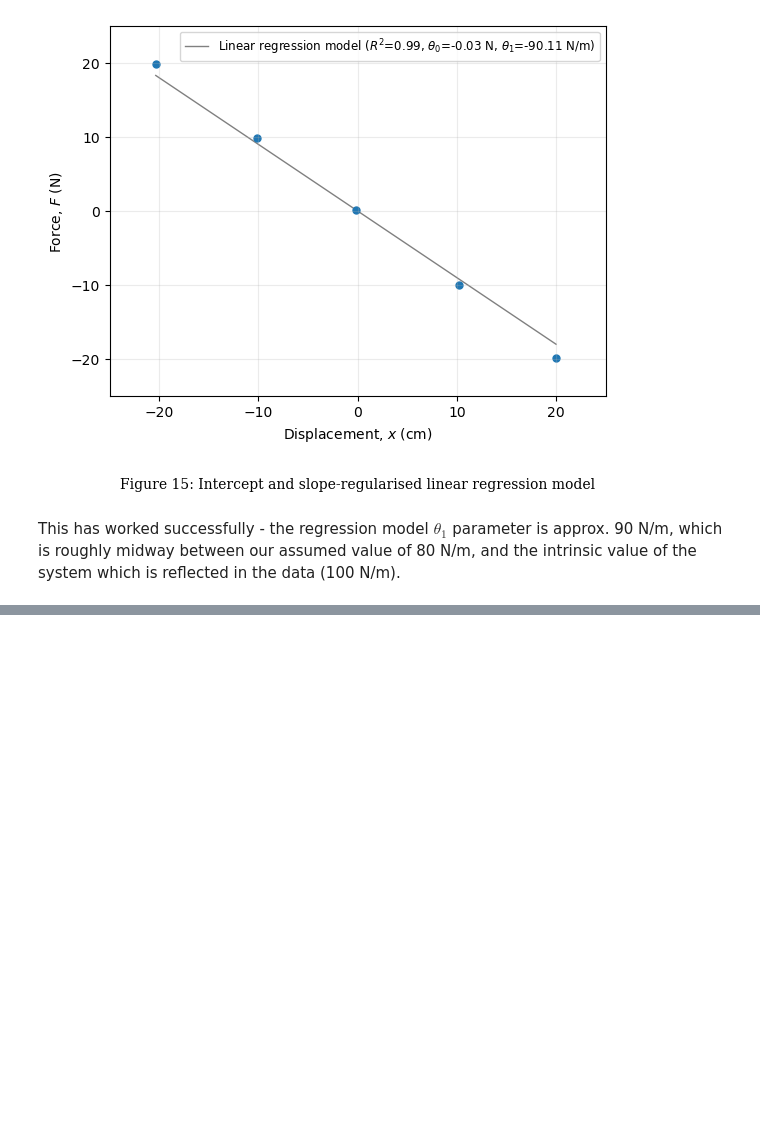
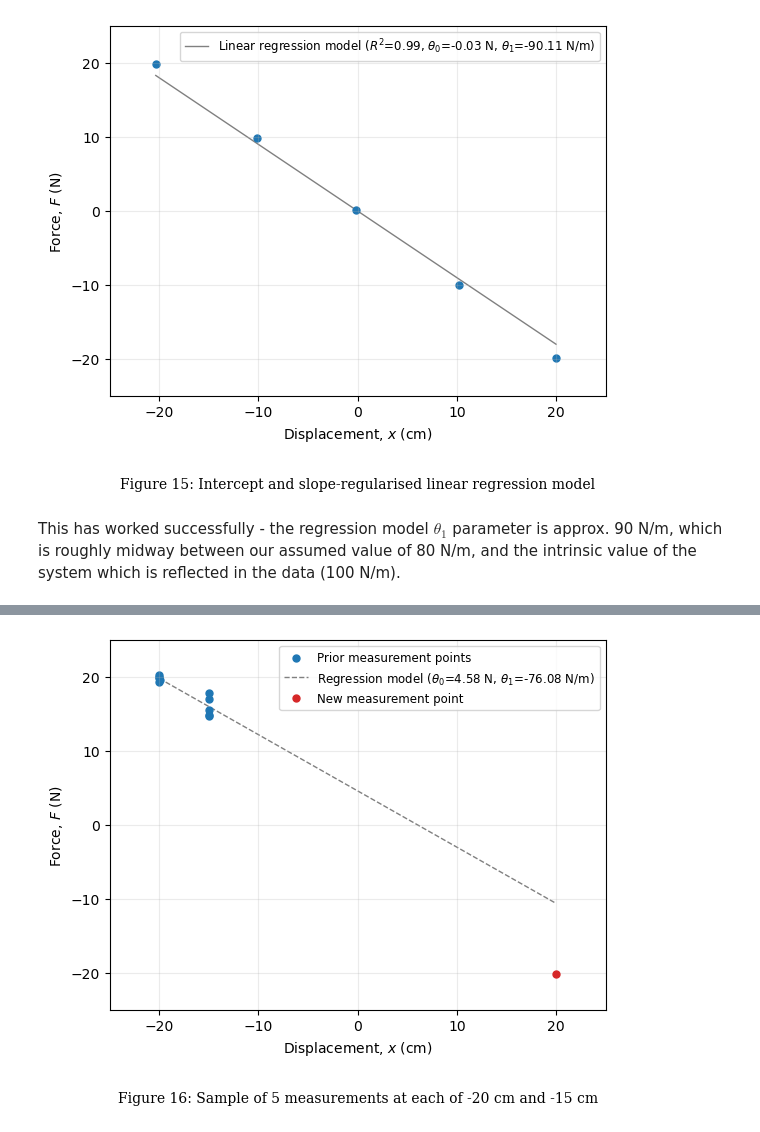
Before and after one commit to gabrucx/Digital-Twin-Analytics-Exploration, a Jupyter notebook: Exploration of physics-informed regression modelling for digital twins.ipynb, the cells around one changed output, grey strips where cells are left out. Drawn from its saved outputs; the diff is of its cells as text; code cells hidden in the pictures; blank space fills up the shorter version.

```diff
--- a/Exploration of physics-informed regression modelling for digital twins.ipynb
+++ b/Exploration of physics-informed regression modelling for digital twins.ipynb
@@ -894,0 +901,46 @@ This has worked successfully - the regression model ${\theta}_1$ parameter is ap
+# %%
+# Create sample data
+k = 100 # N/m
+x_data = np.concatenate((np.full(5, -20), np.full(5, -15)))  # in cm
+F_data = -1 * k * (x_data*0.01) # first convert x values to m
+data_new = pd.DataFrame([x_data, F_data], index=['x', 'F']).T
+
+# add very small random Gaussian measurement noise
+data_new['x'] = data_new['x'].add(np.random.normal(size=x_data.size, scale=0.05))
+data_new['F'] = data_new['F'].add(np.random.normal(size=x_data.size, scale=0.5))
+
+# Add small deliberate measurement biases to two of the -15cm values
+data_new['F'][7] += 2.5
+data_new['F'][9] += 2.5
+
+# Fit regression model
+theta0, theta1 = fit_lin_regr_params(data_new['x'].values, data_new['F'].values)
+data_new_model = data_new.copy(deep=True)
+data_new_model['x'] = np.linspace(-20, 20, 10)
+data_new_model['F'] = theta0 + theta1*data_new_model['x']
+
+reg_int = "%.2f" % theta0
+reg_slope = "%.2f" % (100*theta1) # convert to N/m
+model_label = rf'Regression model ($\theta_0$={reg_int} N, $\theta_1$={reg_slope} N/m)'
+
+# Plot figure
+ax = data_new.plot.scatter(x='x', y='F', s=25, label='Prior measurement points')
+
+# add regression model
+data_new_model.plot(x='x', y='F', ax=ax, lw=1, label=model_label, color='grey', zorder=-1, ls='--')
+
+# add a new sample taken at +20 cm
+ax.plot(20, -20.2, marker='.', ms=10, lw=0, color='tab:red', label='New measurement point')
+
+ax.set_xlabel(f'Displacement, $x$ (cm)')
+ax.set_ylabel('Force, $F$ (N)')
+ax.set_xlim(-25, 25)
+ax.set_ylim(-25, 25)
+ax.legend(fontsize=8.5)
+plt.grid(alpha=0.25)
+
+caption = "Figure 16: Sample of 5 measurements at each of -20 cm and -15 cm"
+plt.text(.5, -.25, caption, ha='center', font='serif', fontweight='medium', transform=ax.transAxes)
+plt.show()
+# %% [output]
+[figure, added]
```
Also changed, not shown: parts of 8 cells of this notebook.
